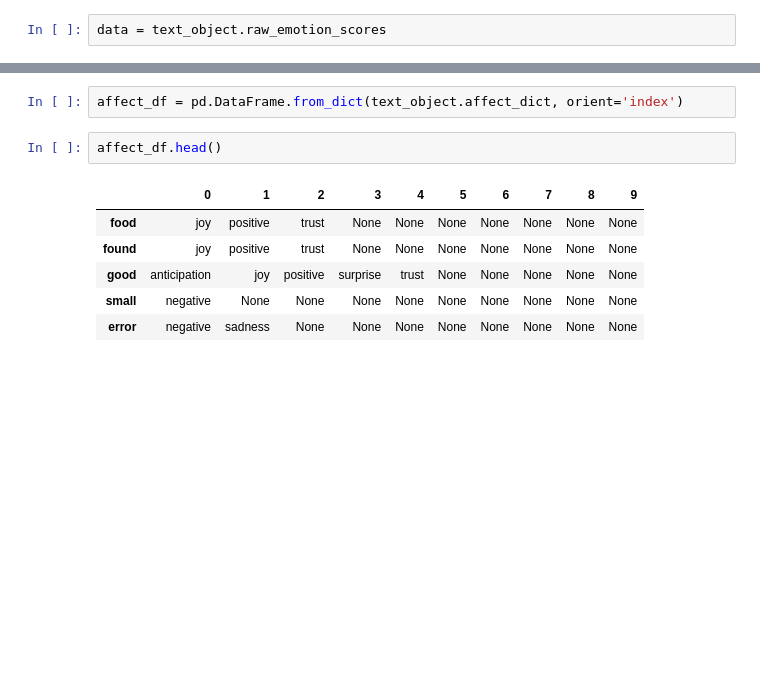
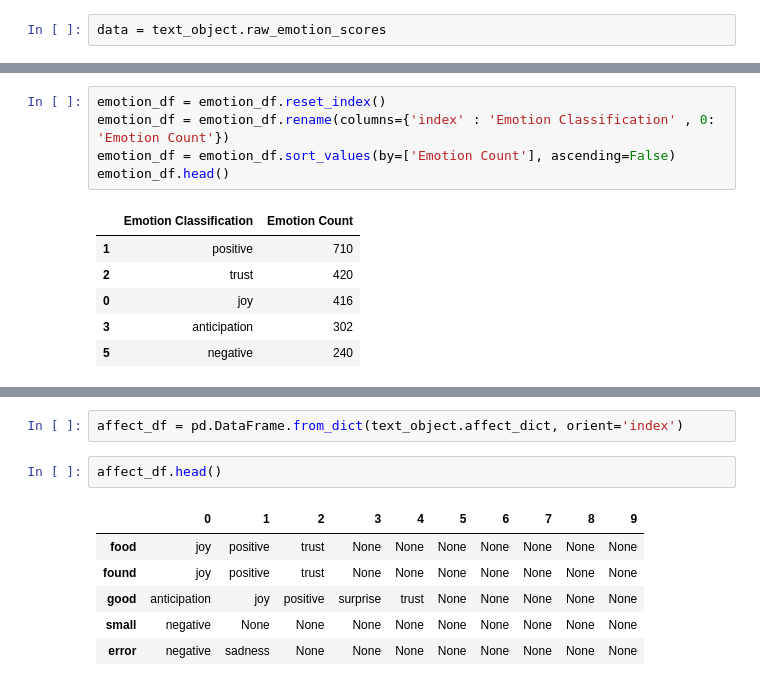
Before and after one commit to gsdavis1959/Python, a Jupyter notebook: SentimentNRCLex.ipynb, the cells around one changed output, grey strips where cells are left out. Drawn from its saved outputs; the diff is of its cells as text; blank space fills up the shorter version.

```diff
--- a/SentimentNRCLex.ipynb
+++ b/SentimentNRCLex.ipynb
@@ -85 +110,13 @@ data = text_object.raw_emotion_scores
+# %%
+emotion_df = emotion_df.reset_index()
+emotion_df = emotion_df.rename(columns={'index' : 'Emotion Classification' , 0: 'Emotion Count'})
+emotion_df = emotion_df.sort_values(by=['Emotion Count'], ascending=False)
+emotion_df.head()
+# %% [output]
+|  | Emotion Classification | Emotion Count |
+| 1 | positive | 710 |
+| 2 | trust | 420 |
+| 0 | joy | 416 |
+| 3 | anticipation | 302 |
+| 5 | negative | 240 |
 # %%
```
Also changed, not shown: parts of 10 cells of this notebook.
